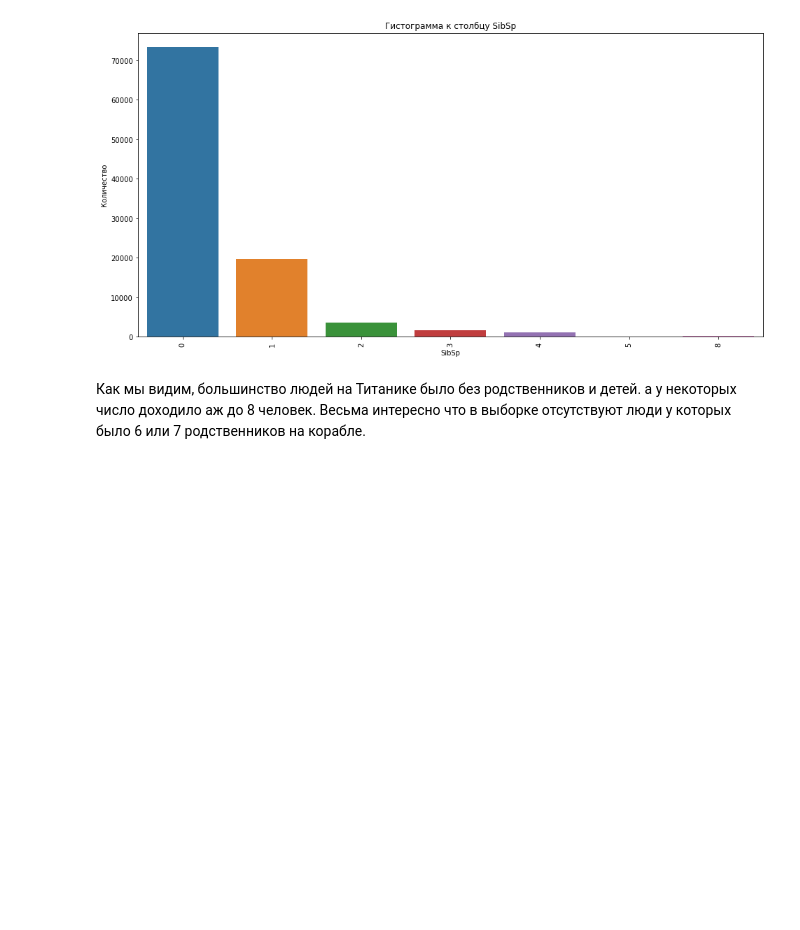
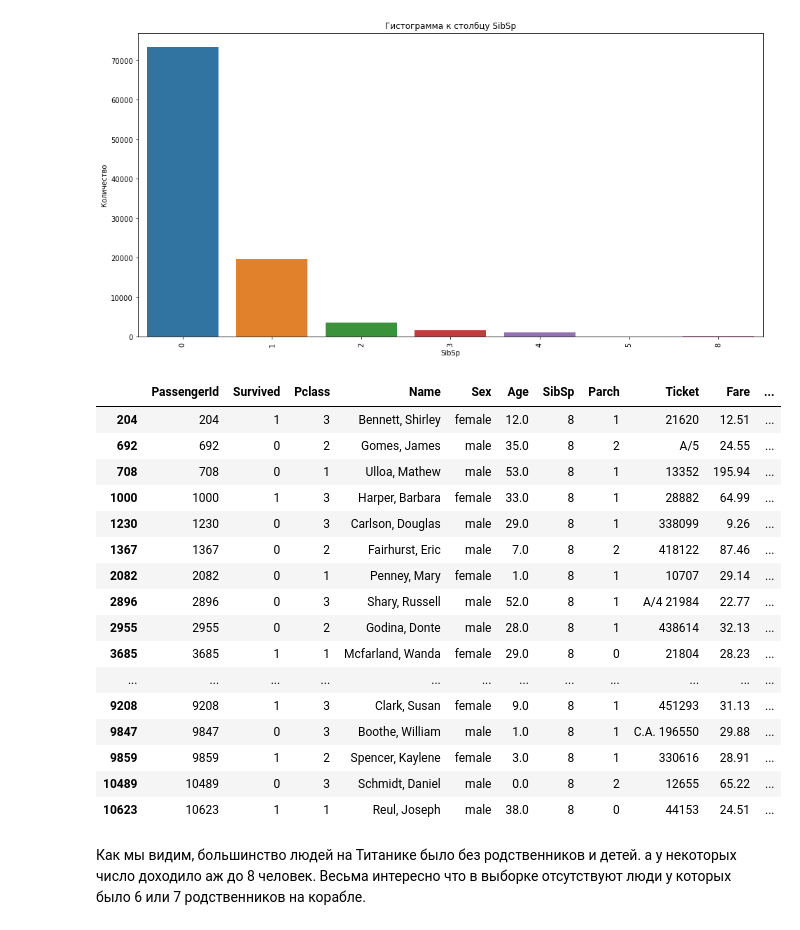
Before and after one commit to ZhdanovichVlad/RS_school_1, a Jupyter notebook: 2_EDA/Untitled.ipynb, the cells around one changed output. Cells and saved outputs as stored; diff of their text form; code cells hidden in the pictures; blank space fills up the shorter version.

```diff
--- a/2_EDA/Untitled.ipynb
+++ b/2_EDA/Untitled.ipynb
@@ -270,6 +270,26 @@ min           0.000000
 5      132
 Name: SibSp, dtype: int64
 [figure]
+# %%
+df[df['SibSp'] == 8].head(30)
+# %% [output]
+|  | PassengerId | Survived | Pclass | Name | Sex | Age | SibSp | Parch | Ticket | Fare | ... |
+| 204 | 204 | 1 | 3 | Bennett, Shirley | female | 12.0 | 8 | 1 | 21620 | 12.51 | ... |
+| 692 | 692 | 0 | 2 | Gomes, James | male | 35.0 | 8 | 2 | A/5 | 24.55 | ... |
+| 708 | 708 | 0 | 1 | Ulloa, Mathew | male | 53.0 | 8 | 1 | 13352 | 195.94 | ... |
+| 1000 | 1000 | 1 | 3 | Harper, Barbara | female | 33.0 | 8 | 1 | 28882 | 64.99 | ... |
+| 1230 | 1230 | 0 | 3 | Carlson, Douglas | male | 29.0 | 8 | 1 | 338099 | 9.26 | ... |
+| 1367 | 1367 | 0 | 2 | Fairhurst, Eric | male | 7.0 | 8 | 2 | 418122 | 87.46 | ... |
+| 2082 | 2082 | 0 | 1 | Penney, Mary | female | 1.0 | 8 | 1 | 10707 | 29.14 | ... |
+| 2896 | 2896 | 0 | 3 | Shary, Russell | male | 52.0 | 8 | 1 | A/4 21984 | 22.77 | ... |
+| 2955 | 2955 | 0 | 2 | Godina, Donte | male | 28.0 | 8 | 1 | 438614 | 32.13 | ... |
+| 3685 | 3685 | 1 | 1 | Mcfarland, Wanda | female | 29.0 | 8 | 0 | 21804 | 28.23 | ... |
+| ... | ... | ... | ... | ... | ... | ... | ... | ... | ... | ... | ... |
+| 9208 | 9208 | 1 | 3 | Clark, Susan | female | 9.0 | 8 | 1 | 451293 | 31.13 | ... |
+| 9847 | 9847 | 0 | 3 | Boothe, William | male | 1.0 | 8 | 1 | C.A. 196550 | 29.88 | ... |
+| 9859 | 9859 | 1 | 2 | Spencer, Kaylene | female | 3.0 | 8 | 1 | 330616 | 28.91 | ... |
+| 10489 | 10489 | 0 | 3 | Schmidt, Daniel | male | 0.0 | 8 | 2 | 12655 | 65.22 | ... |
+| 10623 | 10623 | 1 | 1 | Reul, Joseph | male | 38.0 | 8 | 0 | 44153 | 24.51 | ... |
 # %% [markdown]
 Как мы видим, большинство людей на Титанике было без родственников и детей. а у некоторых число доходило аж до 8 человек.
 Весьма интересно что в выборке отсутствуют люди у которых было 6 или 7 родственников на корабле.
```
Also changed, not shown: parts of 11 cells of this notebook.
